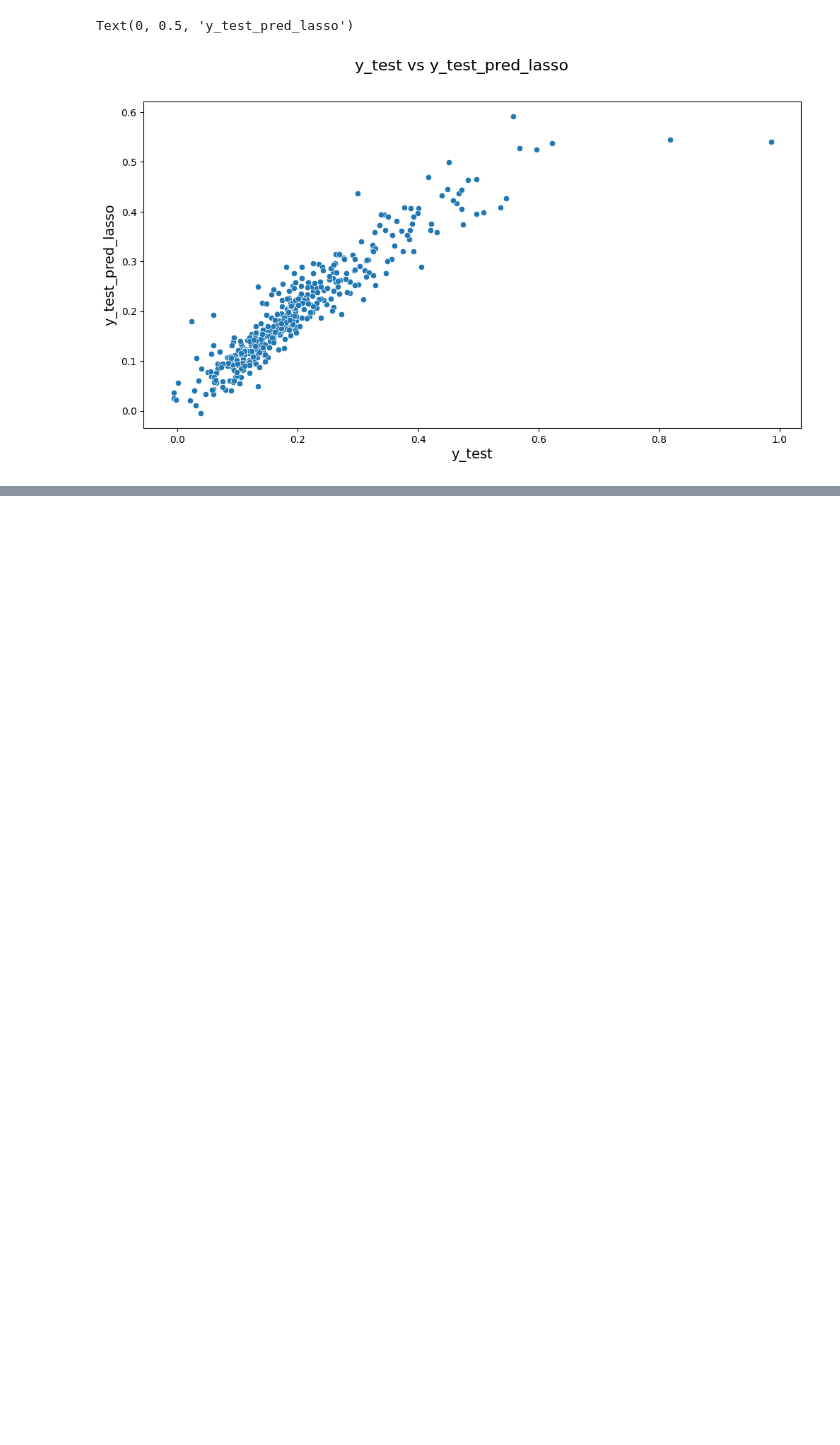
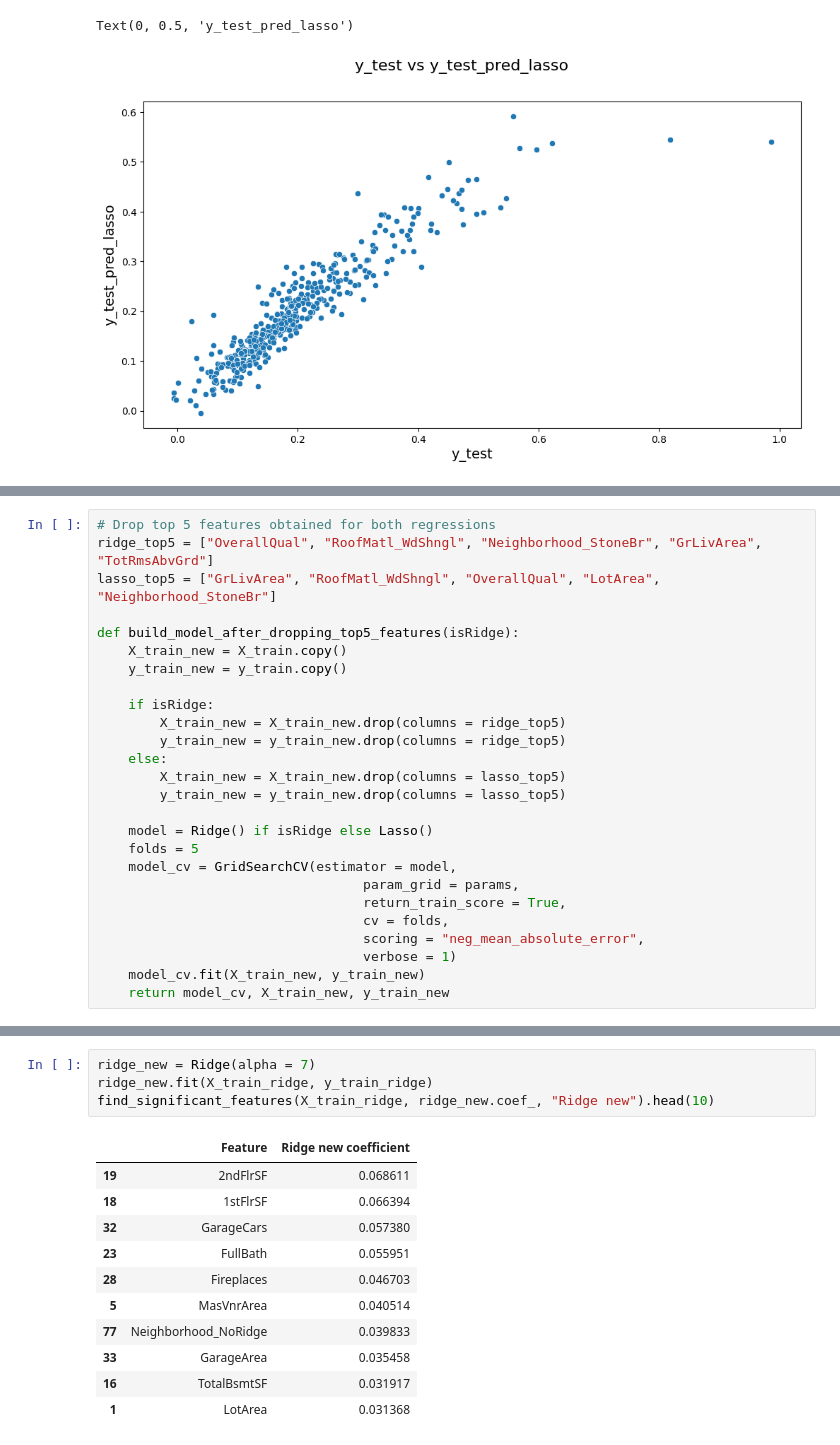
Before and after one commit to vibhav-123/HousingPrices, a Jupyter notebook: HousePricingModel.ipynb, the cells around one changed output, grey strips where cells are left out. Cells and saved outputs as stored; diff of their text form; blank space fills up the shorter version.

```diff
--- a/HousePricingModel.ipynb
+++ b/HousePricingModel.ipynb
@@ -595,0 +644,26 @@ We can see that assumptions of linear regression are maintained as the error ter
+# %%
+# Drop top 5 features obtained for both regressions
+ridge_top5 = ["OverallQual", "RoofMatl_WdShngl", "Neighborhood_StoneBr", "GrLivArea", "TotRmsAbvGrd"]
+lasso_top5 = ["GrLivArea", "RoofMatl_WdShngl", "OverallQual", "LotArea", "Neighborhood_StoneBr"]
+
+def build_model_after_dropping_top5_features(isRidge):
+    X_train_new = X_train.copy()
+    y_train_new = y_train.copy()
+
+    if isRidge:
+        X_train_new = X_train_new.drop(columns = ridge_top5)
+        y_train_new = y_train_new.drop(columns = ridge_top5)
+    else:
+        X_train_new = X_train_new.drop(columns = lasso_top5)
+        y_train_new = y_train_new.drop(columns = lasso_top5)
+
+    model = Ridge() if isRidge else Lasso()
+    folds = 5
+    model_cv = GridSearchCV(estimator = model,
+                                  param_grid = params,
+                                  return_train_score = True,
+                                  cv = folds,
+                                  scoring = "neg_mean_absolute_error",
+                                  verbose = 1)
+    model_cv.fit(X_train_new, y_train_new)
+    return model_cv, X_train_new, y_train_new
@@ -595,0 +676,16 @@ We can see that assumptions of linear regression are maintained as the error ter
+# %%
+ridge_new = Ridge(alpha = 7)
+ridge_new.fit(X_train_ridge, y_train_ridge)
+find_significant_features(X_train_ridge, ridge_new.coef_, "Ridge new").head(10)
+# %% [output]
+|  | Feature | Ridge new coefficient |
+| 19 | 2ndFlrSF | 0.068611 |
+| 18 | 1stFlrSF | 0.066394 |
+| 32 | GarageCars | 0.057380 |
+| 23 | FullBath | 0.055951 |
+| 28 | Fireplaces | 0.046703 |
+| 5 | MasVnrArea | 0.040514 |
+| 77 | Neighborhood_NoRidge | 0.039833 |
+| 33 | GarageArea | 0.035458 |
+| 16 | TotalBsmtSF | 0.031917 |
+| 1 | LotArea | 0.031368 |
```
Also changed, not shown: parts of 14 cells of this notebook, 1 other file.
